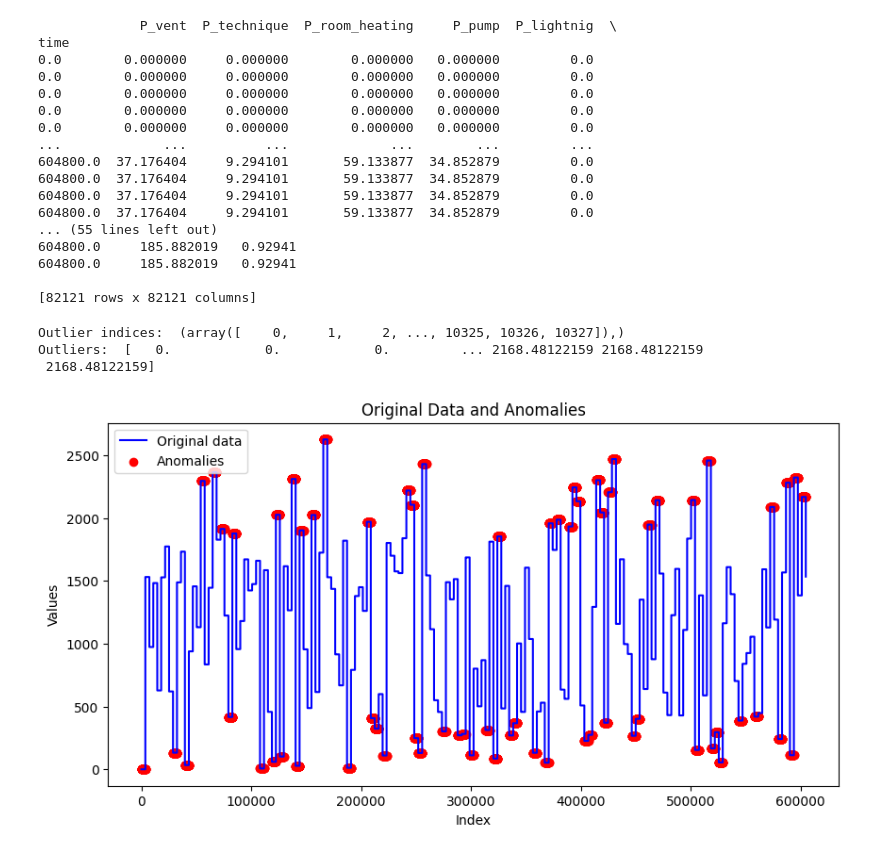
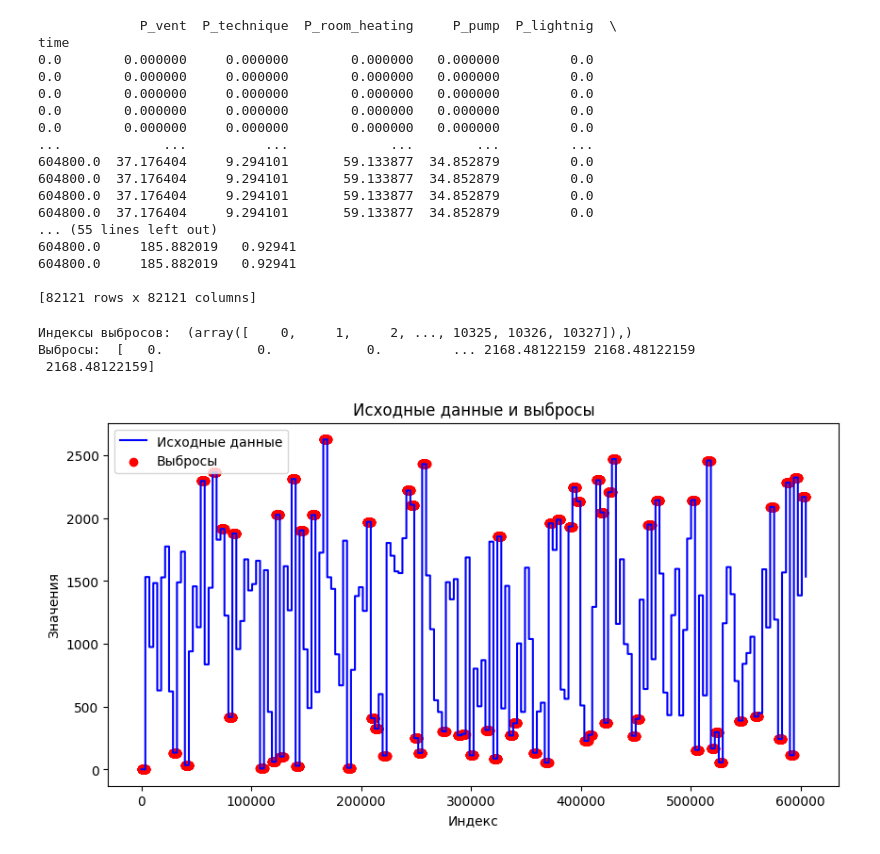
Before and after one commit to Ber-Ilya/modelica_building_energy_system, a Jupyter notebook: DBSCAN.ipynb, the cells around one changed output. Drawn from its saved outputs; the diff is of its cells as text; code cells hidden in the pictures.

```diff
--- a/DBSCAN.ipynb
+++ b/DBSCAN.ipynb
@@ -156,36 +191,48 @@ time
 604800.0     185.882019   0.92941
 
 [82121 rows x 82121 columns]
-# %%
-from scipy import stats
-import numpy as np
-import matplotlib.pyplot as plt
-
-df_feature = df['P_all_power']
-
-z = np.abs(stats.zscore(df_feature))
-
-threshold = 1
-
-outlier_indices = np.where(z > threshold)
-
-outliers = df_feature.iloc[outlier_indices]
-
-print("Outlier indices: ", outlier_indices)
-print("Outliers: ", outliers.values)
-# %% [output]
-Outlier indices:  (array([    0,     1,     2, ..., 10325, 10326, 10327]),)
-Outliers:  [   0.            0.            0.         ... 2168.48122159 2168.48122159
- 2168.48122159]
-# %%
-plt.figure(figsize=(10,5))
-plt.plot(df_feature.index, df_feature.values, color='blue', label='Original data')
-plt.scatter(outliers.index, outliers.values, color='red', label='Anomalies')
-
-plt.title('Original Data and Anomalies')
-plt.xlabel('Index')
-plt.ylabel('Values')
-plt.legend(loc='best')
-plt.show()
-# %% [output]
-[figure, removed]
+# %%
+# Выбираем признак, для которой будем искать выбросы
+df_feature = df['P_all_power']
+
+# Расчет z-оценок для выбранной фичи
+z = np.abs(stats.zscore(df_feature))
+
+# Установка порога для определения выбросов
+threshold = 1
+
+# Индексы выбросов в данных
+outlier_indices = np.where(z > threshold)
+
+# Получаем значения выбросов
+outliers = df_feature.iloc[outlier_indices]
+
+# Выводим индексы и значения выбросов
+print("Индексы выбросов: ", outlier_indices)
+print("Выбросы: ", outliers.values)
+
+plt.figure(figsize=(10,5))
+
+# Выводим исходные данные на график
+plt.plot(df_feature.index, df_feature.values, color='blue', label='Исходные данные')
+
+# Выделяем выбросы на графике
+plt.scatter(outliers.index, outliers.values, color='red', label='Выбросы')
+
+# Задаем название графика
+plt.title('Исходные данные и выбросы')
+
+# Обозначаем оси графика
+plt.xlabel('Индекс')
+plt.ylabel('Значения')
+
+# Выводим легенду
+plt.legend(loc='best')
+
+# Отображаем график
+plt.show()
+# %% [output]
+Индексы выбросов:  (array([    0,     1,     2, ..., 10325, 10326, 10327]),)
+Выбросы:  [   0.            0.            0.         ... 2168.48122159 2168.48122159
+ 2168.48122159]
+[figure, added]
```
Also changed, not shown: parts of 12 cells of this notebook.
